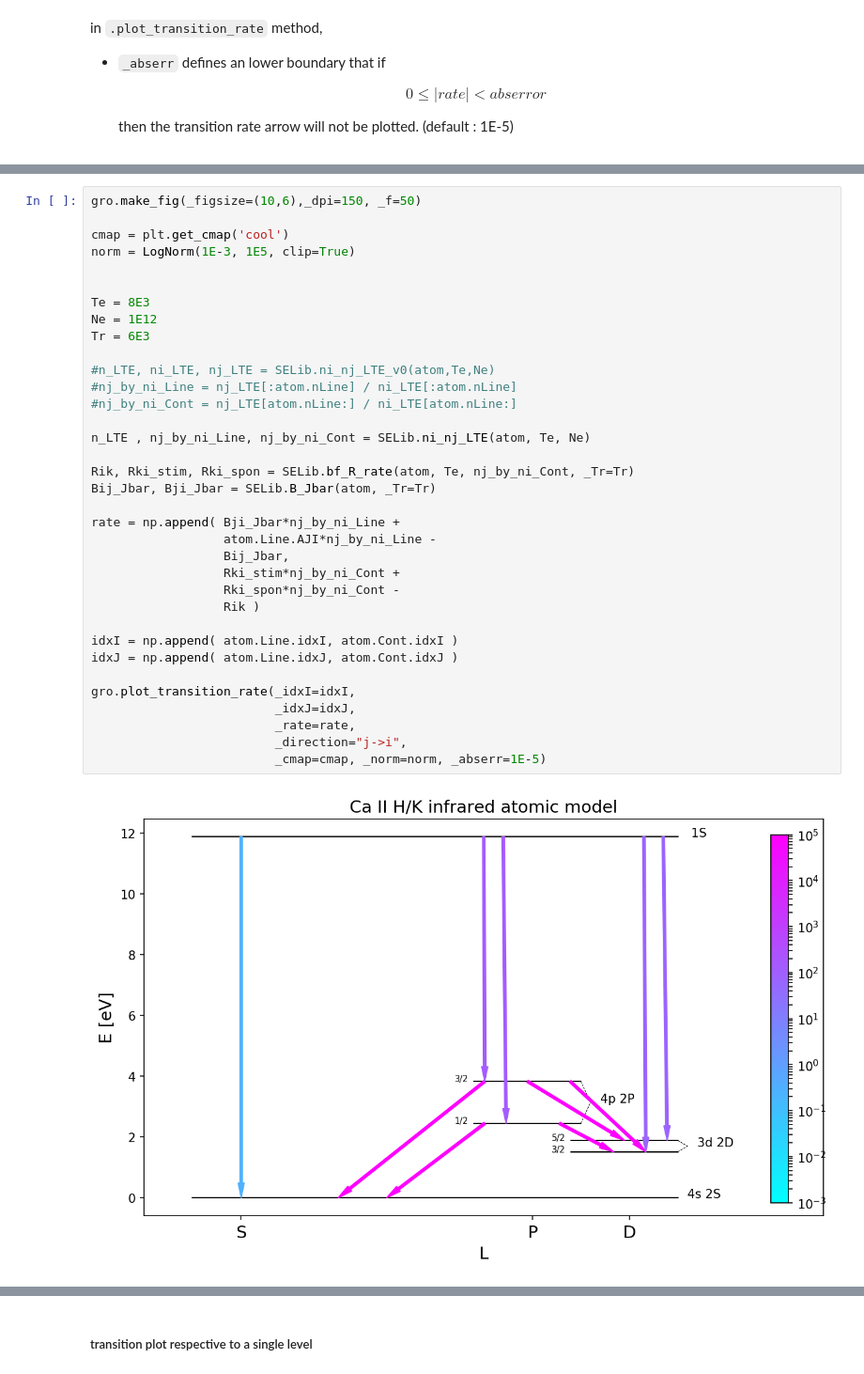
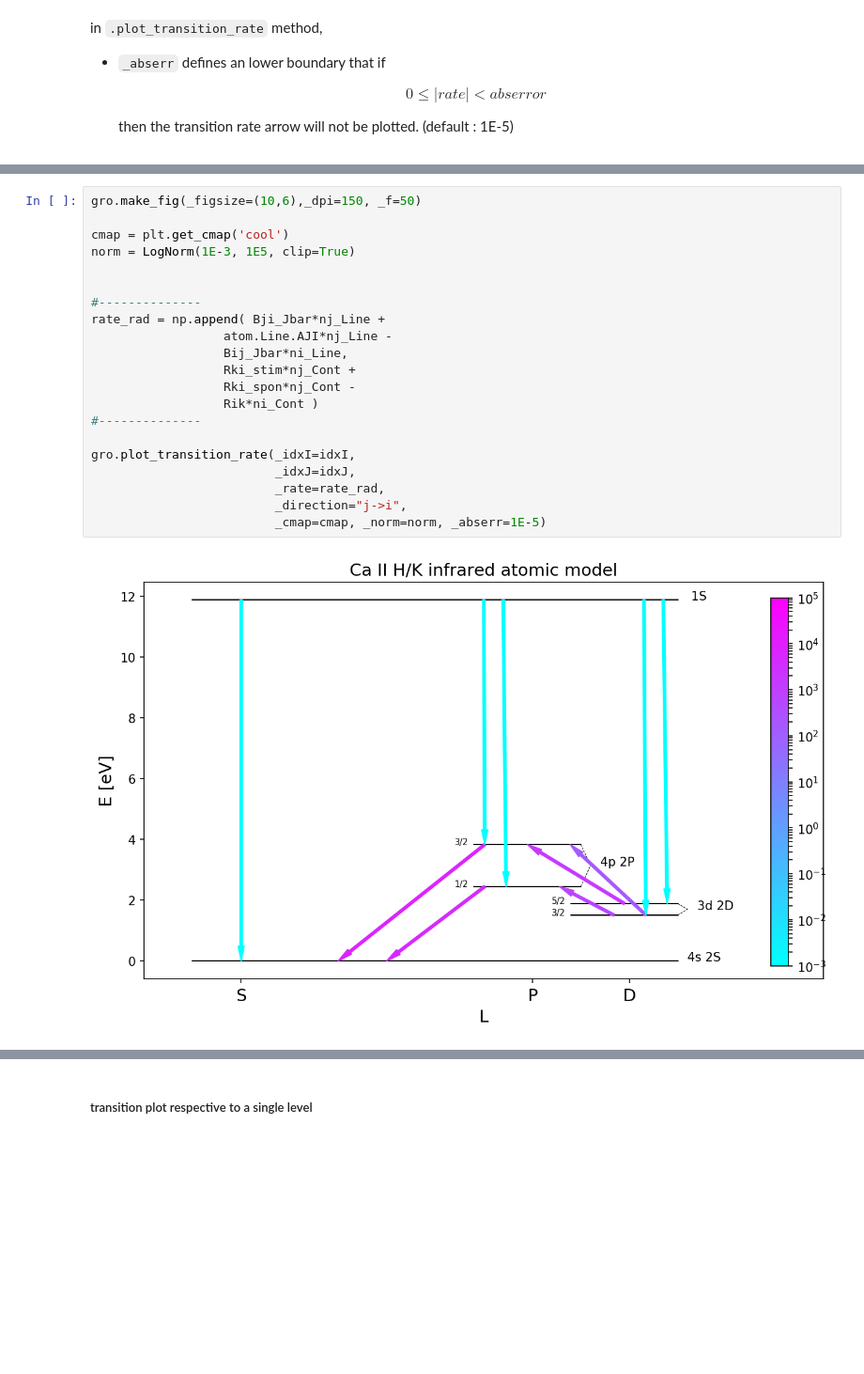
Before and after one commit to kouui/spectra-deprecated, a Jupyter notebook: notebooks/StatisticalEquilibrium/SE_Plots.ipynb, the cells around one changed output, grey strips where cells are left out. Shown at 94% size. Cells and saved outputs as stored; diff of their text form; blank space fills up the shorter version.

Commit message:
completed: net rate in Grotrian; SE computation

```diff
--- a/notebooks/StatisticalEquilibrium/SE_Plots.ipynb
+++ b/notebooks/StatisticalEquilibrium/SE_Plots.ipynb
@@ -198,37 +435,23 @@ in `.plot_transition_rate` method,
 # %%
 gro.make_fig(_figsize=(10,6),_dpi=150, _f=50)
 
 cmap = plt.get_cmap('cool')
 norm = LogNorm(1E-3, 1E5, clip=True)
 
 
-Te = 8E3
-Ne = 1E12
-Tr = 6E3
-
-#n_LTE, ni_LTE, nj_LTE = SELib.ni_nj_LTE_v0(atom,Te,Ne)
-#nj_by_ni_Line = nj_LTE[:atom.nLine] / ni_LTE[:atom.nLine]
-#nj_by_ni_Cont = nj_LTE[atom.nLine:] / ni_LTE[atom.nLine:]
-
-n_LTE , nj_by_ni_Line, nj_by_ni_Cont = SELib.ni_nj_LTE(atom, Te, Ne)
-
-Rik, Rki_stim, Rki_spon = SELib.bf_R_rate(atom, Te, nj_by_ni_Cont, _Tr=Tr)
-Bij_Jbar, Bji_Jbar = SELib.B_Jbar(atom, _Tr=Tr)
-
-rate = np.append( Bji_Jbar*nj_by_ni_Line +
-                  atom.Line.AJI*nj_by_ni_Line -
-                  Bij_Jbar,
-                  Rki_stim*nj_by_ni_Cont +
-                  Rki_spon*nj_by_ni_Cont -
-                  Rik )
-
-idxI = np.append( atom.Line.idxI, atom.Cont.idxI )
-idxJ = np.append( atom.Line.idxJ, atom.Cont.idxJ )
+#--------------
+rate_rad = np.append( Bji_Jbar*nj_Line +
+                  atom.Line.AJI*nj_Line -
+                  Bij_Jbar*ni_Line,
+                  Rki_stim*nj_Cont +
+                  Rki_spon*nj_Cont -
+                  Rik*ni_Cont )
+#--------------
 
 gro.plot_transition_rate(_idxI=idxI,
                          _idxJ=idxJ,
-                         _rate=rate,
+                         _rate=rate_rad,
                          _direction="j->i",
                          _cmap=cmap, _norm=norm, _abserr=1E-5)
 # %% [output]
-[figure, old version]
+[figure, new version]
```
Also changed, not shown: parts of 29 cells of this notebook, 9 other files.
